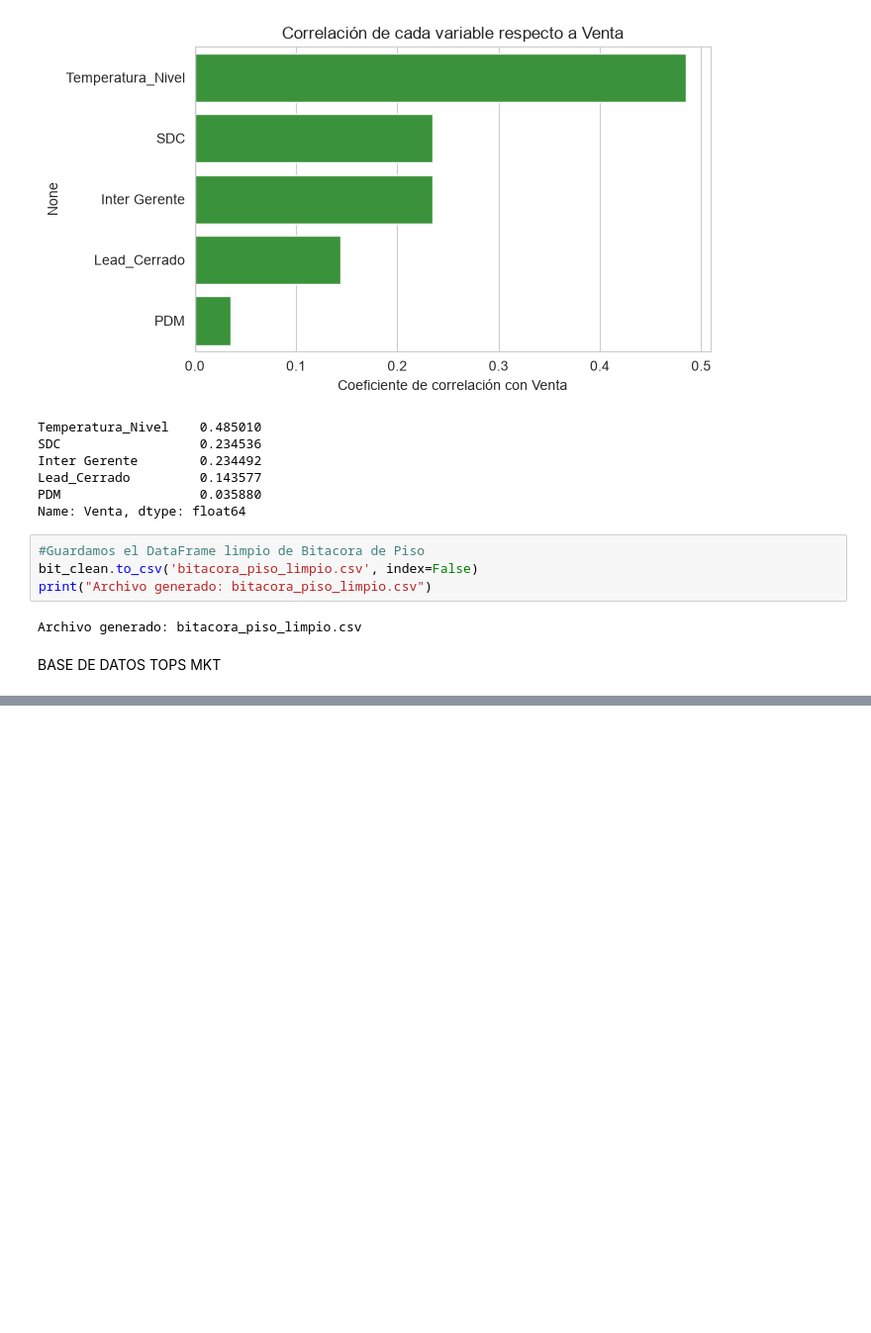
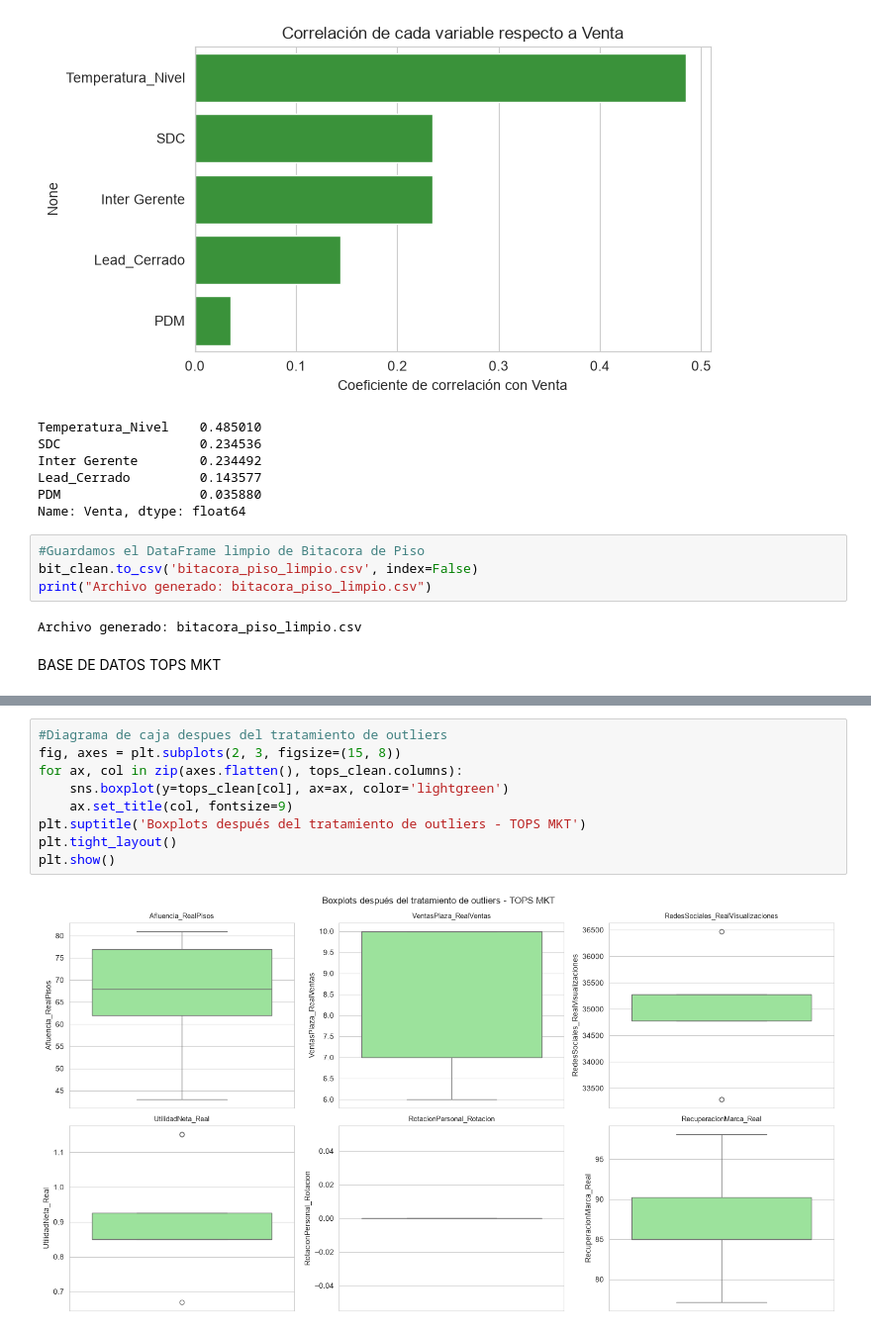
Before and after one commit to a01739713-jpg/Actividad-5, a Jupyter notebook: Actividad5.2/codigoact52.ipynb, the cells around one changed output, grey strips where cells are left out. Shown at 99% size. Cells and saved outputs as stored; diff of their text form; blank space fills up the shorter version.

```diff
--- a/Actividad5.2/codigoact52.ipynb
+++ b/Actividad5.2/codigoact52.ipynb
@@ -280,0 +407,11 @@ tops_raw.head(12)
+# %%
+#Diagrama de caja despues del tratamiento de outliers
+fig, axes = plt.subplots(2, 3, figsize=(15, 8))
+for ax, col in zip(axes.flatten(), tops_clean.columns):
+    sns.boxplot(y=tops_clean[col], ax=ax, color='lightgreen')
+    ax.set_title(col, fontsize=9)
+plt.suptitle('Boxplots después del tratamiento de outliers - TOPS MKT')
+plt.tight_layout()
+plt.show()
+# %% [output]
+[figure, added]
```
Also changed, not shown: parts of 13 cells of this notebook, 5 other files.
